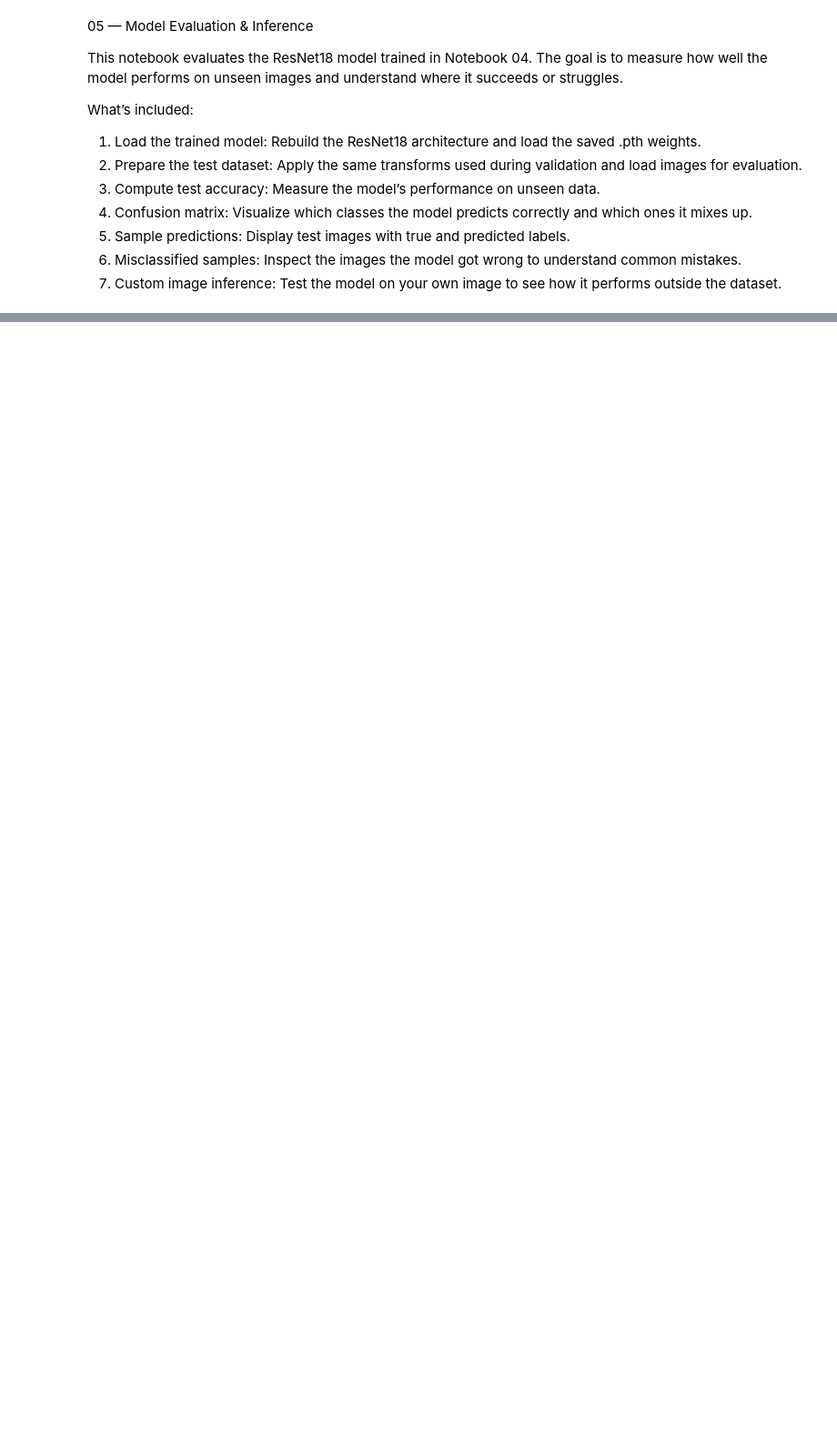
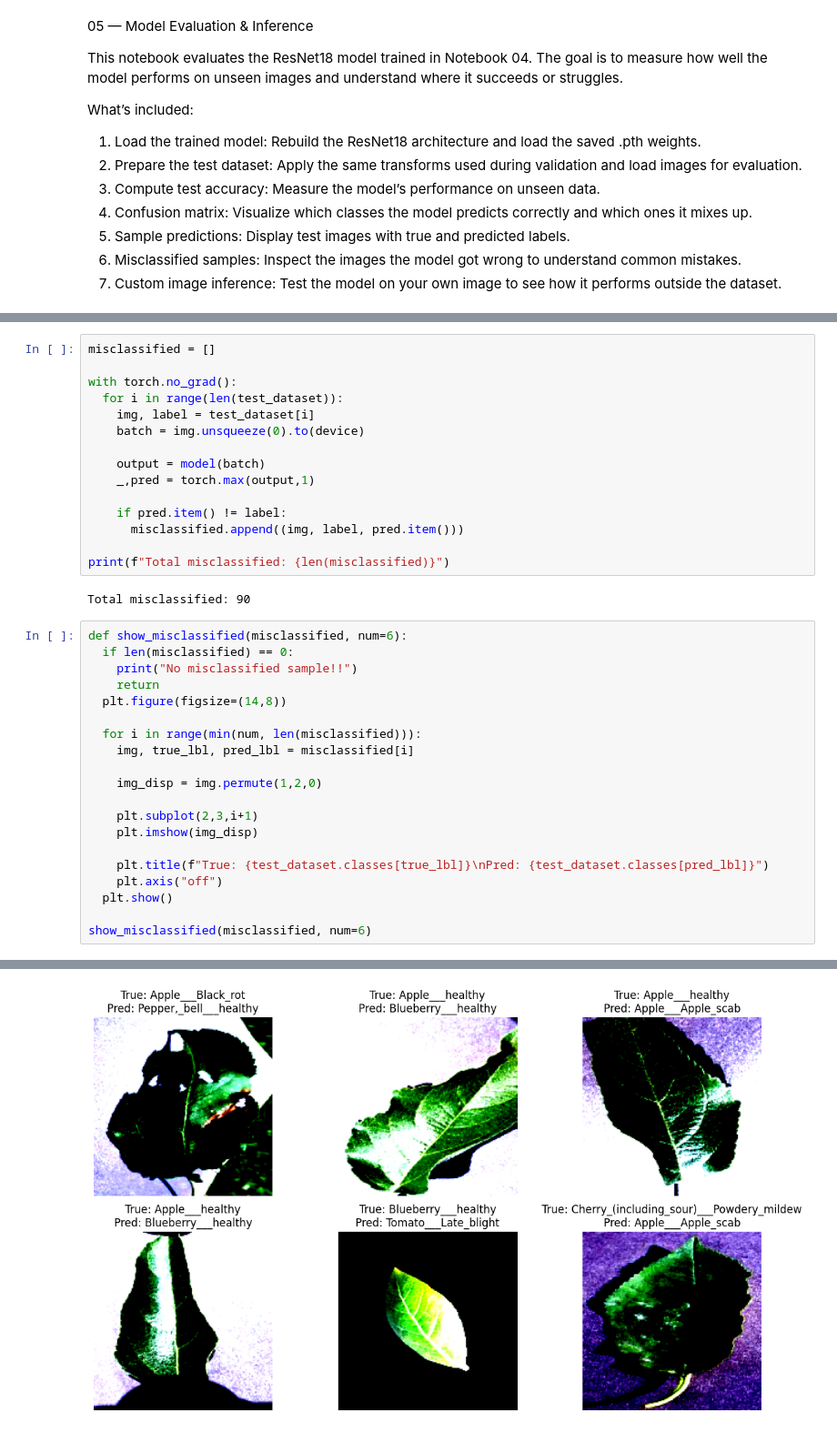
Before and after one commit to ayeshaq27/plantDiseaseDetection, a Jupyter notebook: notebooks/05_Model_Evaluation.ipynb, the cells around one changed output, grey strips where cells are left out. Shown at 91% size. Drawn from its saved outputs; the diff is of its cells as text; blank space fills up the shorter version.

```diff
--- a/notebooks/05_Model_Evaluation.ipynb
+++ b/notebooks/05_Model_Evaluation.ipynb
@@ -148,0 +191,38 @@ show_preds(model, test_dataset, num_imgs=6)
+# %%
+misclassified = []
+
+with torch.no_grad():
+  for i in range(len(test_dataset)):
+    img, label = test_dataset[i]
+    batch = img.unsqueeze(0).to(device)
+
+    output = model(batch)
+    _,pred = torch.max(output,1)
+
+    if pred.item() != label:
+      misclassified.append((img, label, pred.item()))
+
+print(f"Total misclassified: {len(misclassified)}")
+# %% [output]
+Total misclassified: 90
+# %%
+def show_misclassified(misclassified, num=6):
+  if len(misclassified) == 0:
+    print("No misclassified sample!!")
+    return
+  plt.figure(figsize=(14,8))
+
+  for i in range(min(num, len(misclassified))):
+    img, true_lbl, pred_lbl = misclassified[i]
+
+    img_disp = img.permute(1,2,0)
+
+    plt.subplot(2,3,i+1)
+    plt.imshow(img_disp)
+
+    plt.title(f"True: {test_dataset.classes[true_lbl]}\nPred: {test_dataset.classes[pred_lbl]}")
+    plt.axis("off")
+  plt.show()
+
+show_misclassified(misclassified, num=6)
+# %% [output]
@@ -148,0 +235 @@ show_preds(model, test_dataset, num_imgs=6)
+[figure, added]
```
Also changed, not shown: parts of 10 cells of this notebook.
